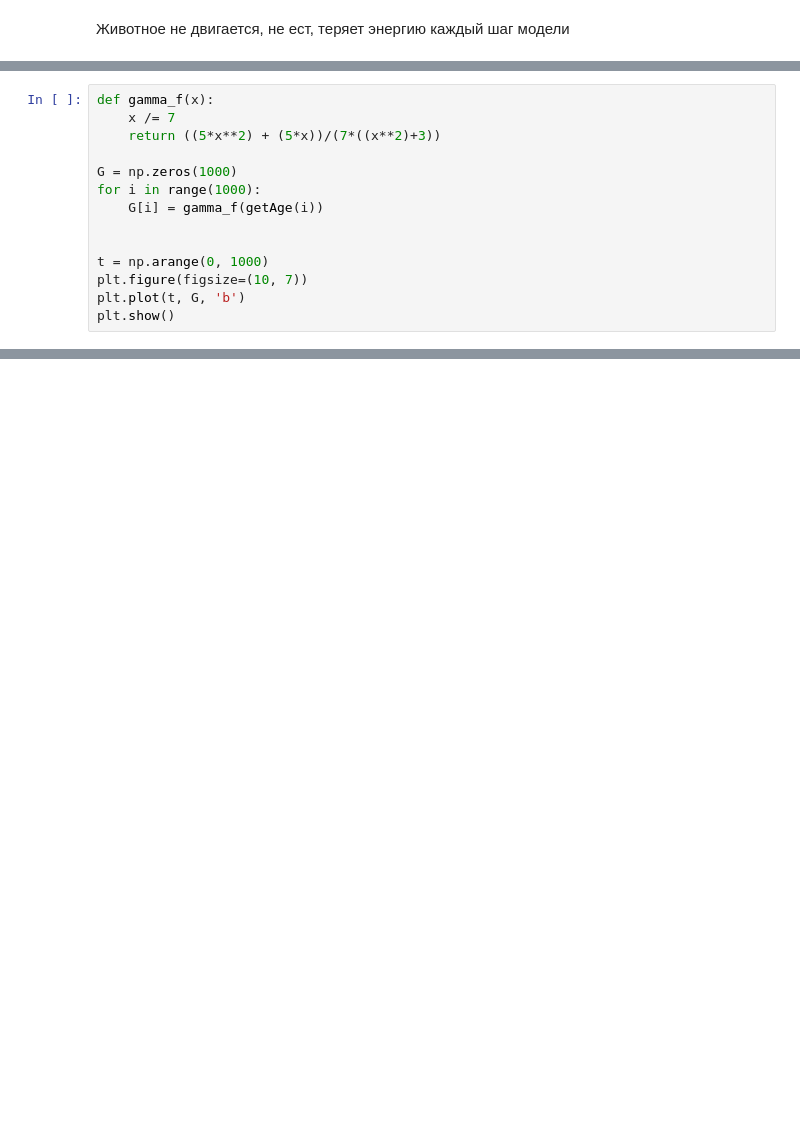
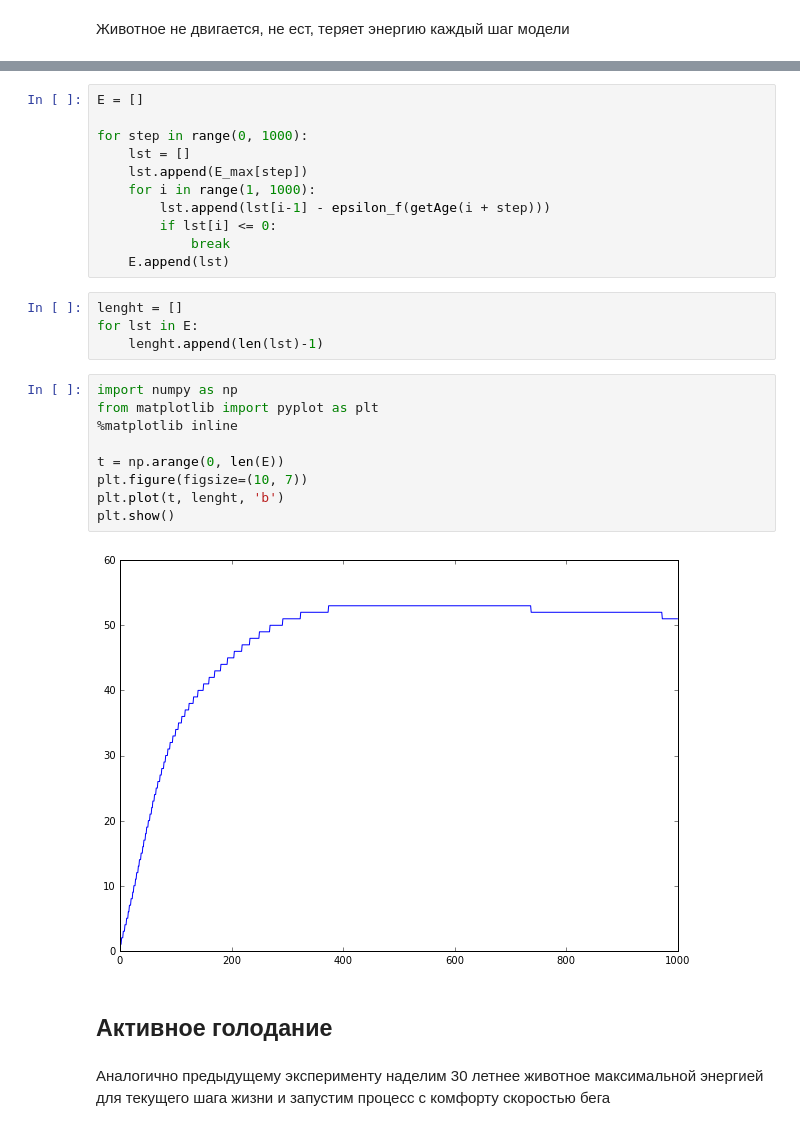
Before and after one commit to Zhuikov/predator-prey, a Jupyter notebook: notebooks/DynamicLifeModel.ipynb, the cells around one changed output, grey strips where cells are left out. Cells and saved outputs as stored; diff of their text form; blank space fills up the shorter version.

```diff
--- a/notebooks/DynamicLifeModel.ipynb
+++ b/notebooks/DynamicLifeModel.ipynb
@@ -196,14 +136,0 @@ TODO: изучить кормление, питательность пищи
-# %%
-def gamma_f(x):
-    x /= 7
-    return ((5*x**2) + (5*x))/(7*((x**2)+3))
-
-G = np.zeros(1000)
-for i in range(1000):
-    G[i] = gamma_f(getAge(i))
-
-
-t = np.arange(0, 1000)
-plt.figure(figsize=(10, 7))
-plt.plot(t, G, 'b')
-plt.show()
@@ -292,0 +153,30 @@ for i in range(current_step, current_step + 60):
+# %%
+E = []
+
+for step in range(0, 1000):
+    lst = []
+    lst.append(E_max[step])
+    for i in range(1, 1000):
+        lst.append(lst[i-1] - epsilon_f(getAge(i + step)))
+        if lst[i] <= 0:
+            break
+    E.append(lst)
+# %%
+lenght = []
+for lst in E:
+    lenght.append(len(lst)-1)
+# %%
+import numpy as np
+from matplotlib import pyplot as plt
+%matplotlib inline
+
+t = np.arange(0, len(E))
+plt.figure(figsize=(10, 7))
+plt.plot(t, lenght, 'b')
+plt.show()
+# %% [output]
+[figure, added]
+# %% [markdown]
+## Активное голодание
+# %% [markdown]
+Аналогично предыдущему эксперименту наделим 30 летнее животное максимальной энергией для текущего шага жизни и запустим процесс с комфорту скоростью бега
```
Also changed, not shown: parts of 99 cells of this notebook, 1 other file.
